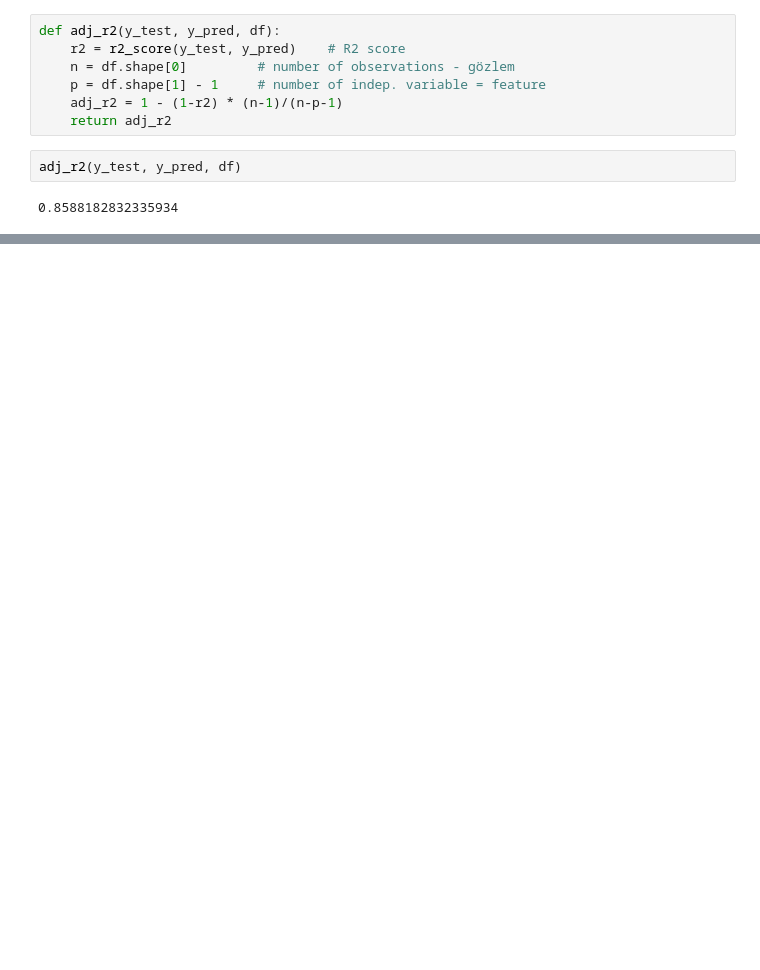
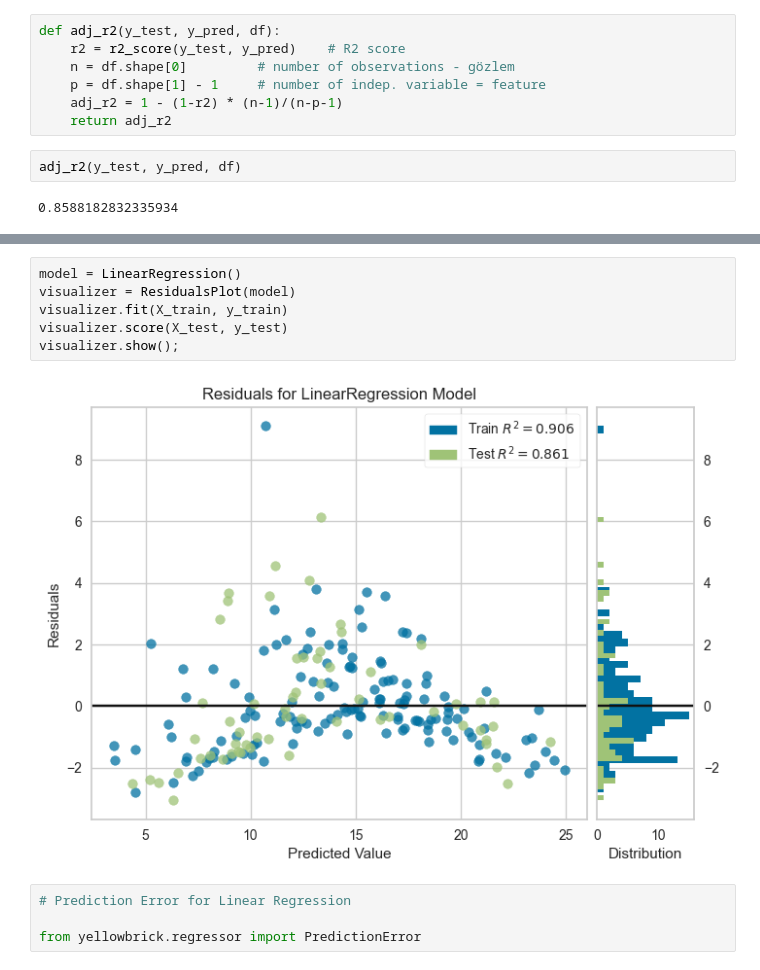
Before and after one commit to Sungur66/Myfiles_from_Batch168, a Jupyter notebook: 15.ML/02-ML_MultiLinear_Regression.ipynb, the cells around one changed output, grey strips where cells are left out. Saved outputs shown, nothing was run; the diff lists cells and outputs as text; blank space fills up the shorter version.

```diff
--- a/15.ML/02-ML_MultiLinear_Regression.ipynb
+++ b/15.ML/02-ML_MultiLinear_Regression.ipynb
@@ -450,0 +602,12 @@ adj_r2(y_test, y_pred, df)
+# %%
+model = LinearRegression()
+visualizer = ResidualsPlot(model)
+visualizer.fit(X_train, y_train)
+visualizer.score(X_test, y_test)
+visualizer.show();
+# %% [output]
+[figure, added]
+# %%
+# Prediction Error for Linear Regression
+
+from yellowbrick.regressor import PredictionError
```
Also changed, not shown: parts of 44 cells of this notebook, 2 other files.
